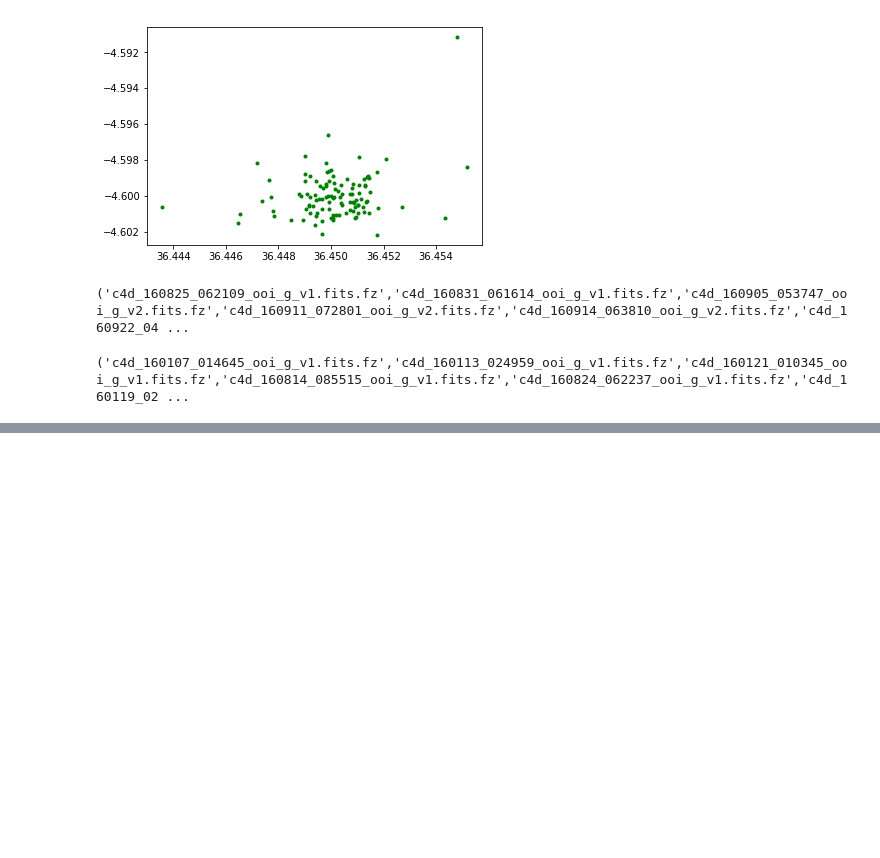
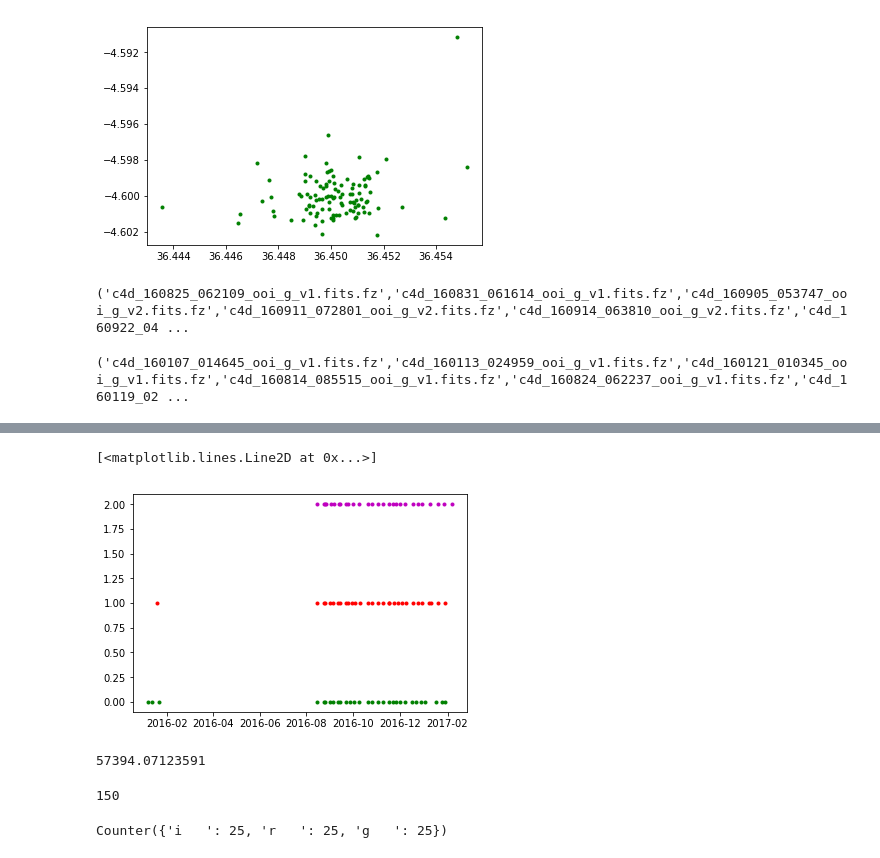
Before and after one commit to dstndstn/detection-paper, a Jupyter notebook: decam.ipynb, the cells around one changed output, grey strips where cells are left out. Drawn from its saved outputs; the diff is of its cells as text; code cells hidden in the pictures; blank space fills up the shorter version.

Commit message:
add notebook about making DECam experiment figures

```diff
--- a/decam.ipynb
+++ b/decam.ipynb
@@ -220,3 +220,5 @@ files = list(files) + [f.replace('_ooi_','_ood_') for f in files] + [f.replace('
 print('(' + ','.join("'%s'" % d for d in files) + ')')
 # %% [output]
 ('c4d_160107_014645_ooi_g_v1.fits.fz','c4d_160113_024959_ooi_g_v1.fits.fz','c4d_160121_010345_ooi_g_v1.fits.fz','c4d_160814_085515_ooi_g_v1.fits.fz','c4d_160824_062237_ooi_g_v1.fits.fz','c4d_160119_02 ...
+# %%
+T = fits_table('survey-ccds-snx3.fits.gz')
@@ -222,0 +234,3 @@ print('(' + ','.join("'%s'" % d for d in files) + ')')
+# %%
+e,E = np.unique(T.expnum, return_index=True)
+Counter(T.filter[E])
@@ -222,0 +239,4 @@ print('(' + ','.join("'%s'" % d for d in files) + ')')
+# %%
+EG = T[E][T.filter[E] == 'g   ']
+ER = T[E][T.filter[E] == 'r   ']
+EI = T[E][T.filter[E] == 'i   ']
@@ -222,0 +258,22 @@ print('(' + ','.join("'%s'" % d for d in files) + ')')
+# %%
+from astrometry.util.starutil_numpy import *
+plt.plot([mjdtodate(m) for m in EG.mjd_obs], [0]*len(EG), 'g.')
+plt.plot([mjdtodate(m) for m in ER.mjd_obs], [1]*len(ER), 'r.')
+plt.plot([mjdtodate(m) for m in EI.mjd_obs], [2]*len(EI), 'm.')
+# %% [output]
+[<matplotlib.lines.Line2D at 0x...>]
+[figure, added]
+# %%
+EG.mjd_obs.min()
+# %% [output]
+57394.07123591
+# %%
+T = fits_table('survey-ccds-snx3-25.fits.gz')
+len(T)
+# %% [output]
+150
+# %%
+e,E = np.unique(T.expnum, return_index=True)
+Counter(T.filter[E])
+# %% [output]
+Counter({'i   ': 25, 'r   ': 25, 'g   ': 25})
```
Also changed, not shown: parts of 13 cells of this notebook, 12 other files.
